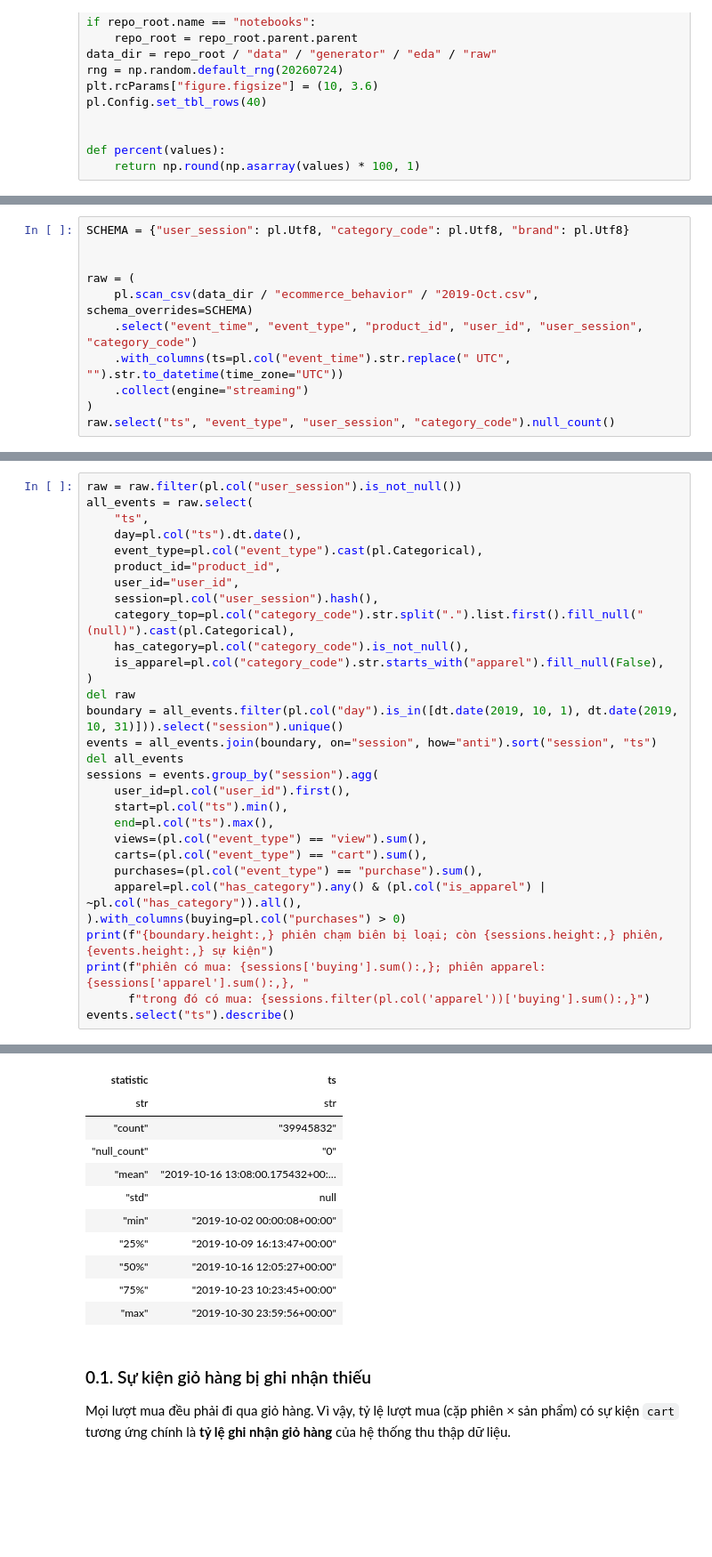
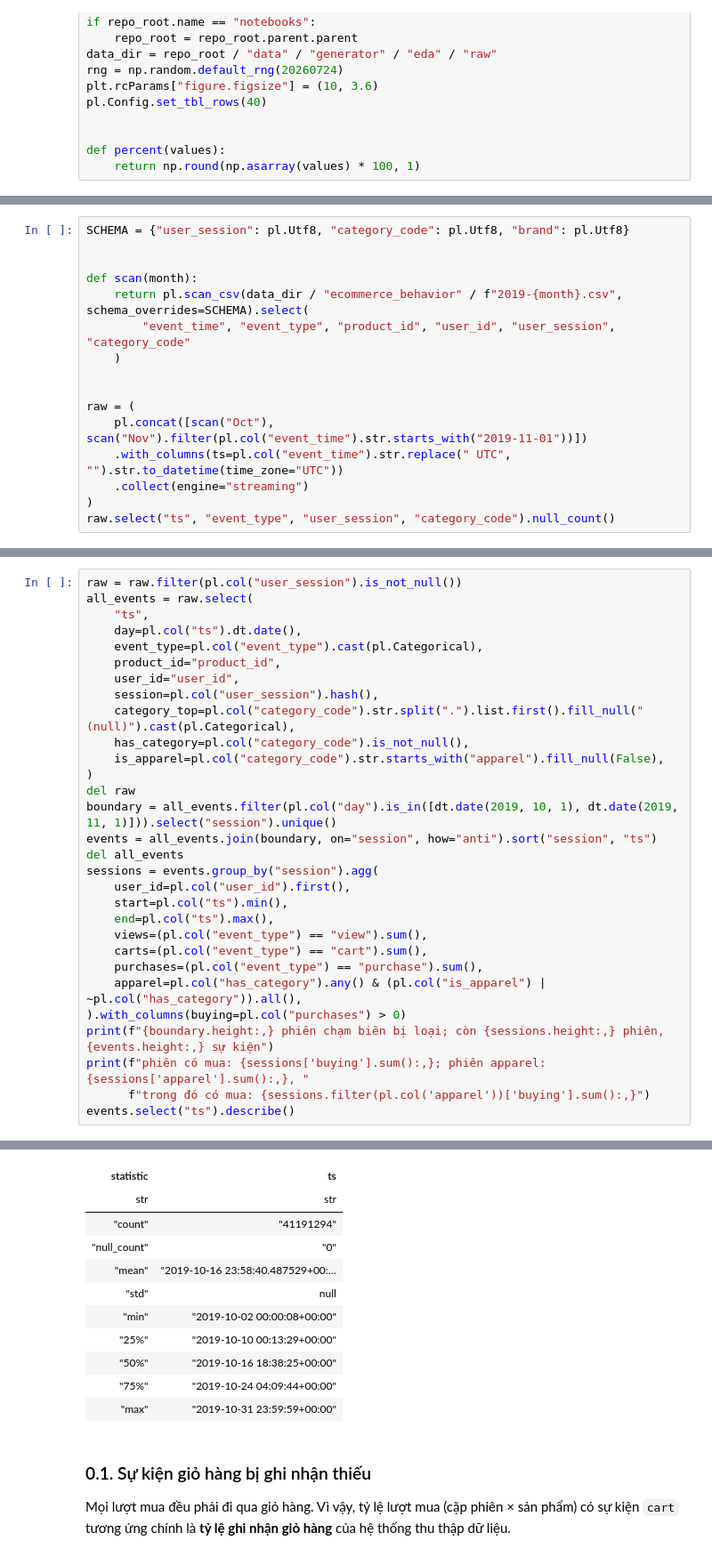
Before and after one commit to DanhTrannn/dk-ecommerce-data-platform, a Jupyter notebook: generator/notebooks/browsing_behavior_eda.ipynb, the cells around one changed output, grey strips where cells are left out. Shown at 89% size. Cells and saved outputs as stored; diff of their text form; blank space fills up the shorter version.

```diff
--- a/generator/notebooks/browsing_behavior_eda.ipynb
+++ b/generator/notebooks/browsing_behavior_eda.ipynb
@@ -46,9 +46,14 @@ Nhóm `apparel`: phiên mà mọi sự kiện có `category_code` đều thuộc
 SCHEMA = {"user_session": pl.Utf8, "category_code": pl.Utf8, "brand": pl.Utf8}
 
 
+def scan(month):
+    return pl.scan_csv(data_dir / "ecommerce_behavior" / f"2019-{month}.csv", schema_overrides=SCHEMA).select(
+        "event_time", "event_type", "product_id", "user_id", "user_session", "category_code"
+    )
+
+
 raw = (
-    pl.scan_csv(data_dir / "ecommerce_behavior" / "2019-Oct.csv", schema_overrides=SCHEMA)
-    .select("event_time", "event_type", "product_id", "user_id", "user_session", "category_code")
+    pl.concat([scan("Oct"), scan("Nov").filter(pl.col("event_time").str.starts_with("2019-11-01"))])
     .with_columns(ts=pl.col("event_time").str.replace(" UTC", "").str.to_datetime(time_zone="UTC"))
     .collect(engine="streaming")
 )
@@ -72,7 +77,7 @@ all_events = raw.select(
     is_apparel=pl.col("category_code").str.starts_with("apparel").fill_null(False),
 )
 del raw
-boundary = all_events.filter(pl.col("day").is_in([dt.date(2019, 10, 1), dt.date(2019, 10, 31)])).select("session").unique()
+boundary = all_events.filter(pl.col("day").is_in([dt.date(2019, 10, 1), dt.date(2019, 11, 1)])).select("session").unique()
 events = all_events.join(boundary, on="session", how="anti").sort("session", "ts")
 del all_events
 sessions = events.group_by("session").agg(
@@ -94,15 +99,15 @@ phiên có mua: 595,973; phiên apparel: 293,861, trong đó có mua: 6,949
 shape: (9, 2)
 | statistic | ts |
 | str | str |
-| "count" | "39945832" |
+| "count" | "41191294" |
 | "null_count" | "0" |
-| "mean" | "2019-10-16 13:08:00.175432+00:… |
+| "mean" | "2019-10-16 23:58:40.487529+00:… |
 | "std" | null |
 | "min" | "2019-10-02 00:00:08+00:00" |
-| "25%" | "2019-10-09 16:13:47+00:00" |
-| "50%" | "2019-10-16 12:05:27+00:00" |
-| "75%" | "2019-10-23 10:23:45+00:00" |
-| "max" | "2019-10-30 23:59:56+00:00" |
+| "25%" | "2019-10-10 00:13:29+00:00" |
+| "50%" | "2019-10-16 18:38:25+00:00" |
+| "75%" | "2019-10-24 04:09:44+00:00" |
+| "max" | "2019-10-31 23:59:59+00:00" |
 # %% [markdown]
 ### 0.1. Sự kiện giỏ hàng bị ghi nhận thiếu
 
```
Also changed, not shown: parts of 25 cells of this notebook, 1 other file.
